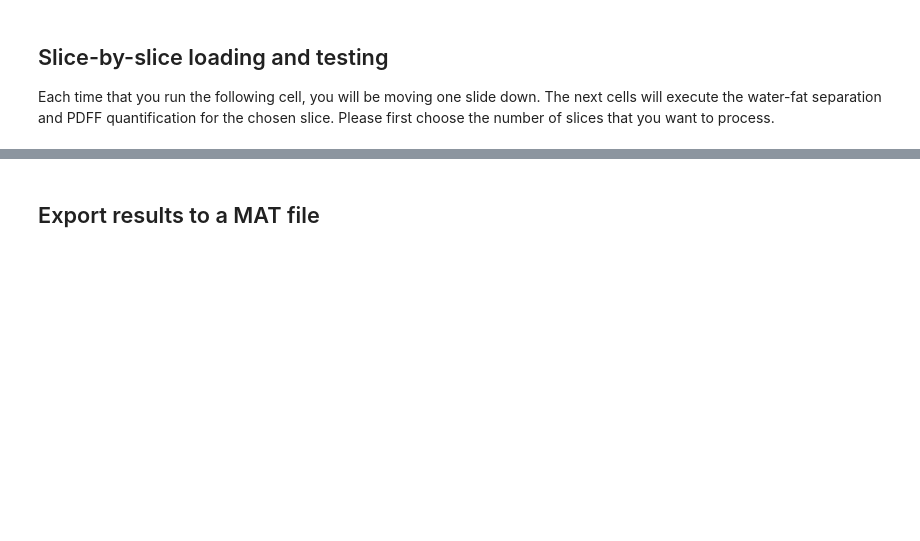
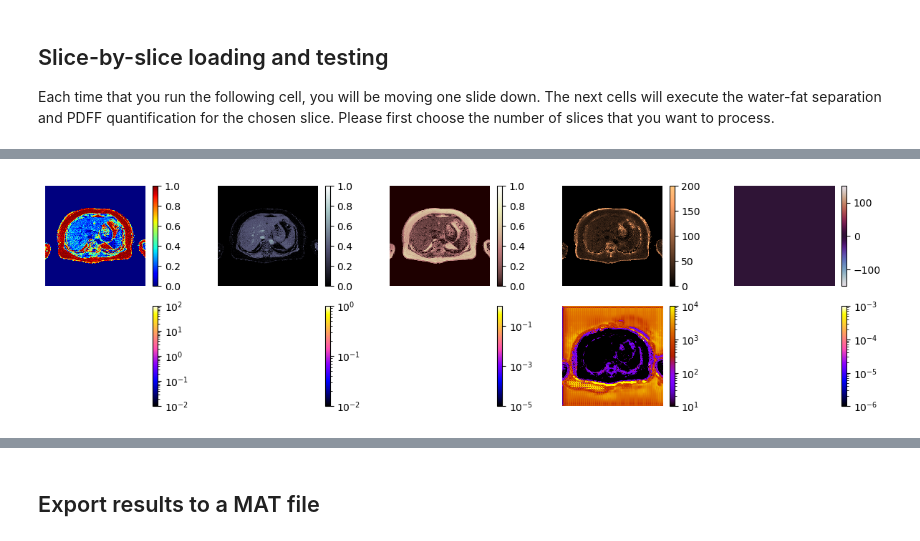
Before and after one commit to jpmeneses/IDEAL-GAN, a Jupyter notebook: try-models.ipynb, the cells around one changed output, grey strips where cells are left out. Saved outputs shown, nothing was run; the diff lists cells and outputs as text; code cells hidden in the pictures; blank space fills up the shorter version.

```diff
--- a/try-models.ipynb
+++ b/try-models.ipynb
@@ -263,8 +263,8 @@ TensorShape([24, 6, 1])
 ## Model Selection
 # %%
 model_sel = widgets.Dropdown(
-    options=['U-Net','MDWF-Net','2D-Net','VET-Net','AI-DEAL','Single'],
-    value='AI-DEAL',
+    options=['U-Net','MDWF-Net','2D-Net','VET-Net','AI-DEAL','Single','Mag'],
+    value='VET-Net',
     description='Model:',
     disabled=False,
 )
@@ -674,6 +707,6 @@ plt.show()
 # %%
+from matplotlib.colors import LogNorm
 if A2B_var is not None:
-    from matplotlib.colors import LogNorm
     fig, axs = plt.subplots(figsize=(15, 4), nrows=2, ncols=5)
 
     # Estimated maps
@@ -695,36 +728,38 @@ if A2B_var is not None:
                             interpolation='none', vmin=0, vmax=r2_sc)
     fig.colorbar(r2_ok, ax=axs[0,3])
     axs[0,3].axis('off')
 
     field_ok =  axs[0,4].imshow(field_aux*fm_sc, cmap='twilight',
                                 interpolation='none', vmin=-fm_sc/2, vmax=fm_sc/2)
     fig.colorbar(field_ok, ax=axs[0,4])
     axs[0,4].axis('off')
 
     WF_uq = axs[1,0].matshow(PDFF_var, cmap='gnuplot2',
                             norm=LogNorm(vmin=1e-2,vmax=1e2))
     fig.colorbar(WF_uq, ax=axs[1,0])
     axs[1,0].axis('off')
 
     W_uq = axs[1,1].matshow(W_var, cmap='gnuplot2',
                             norm=LogNorm(vmin=1e-2,vmax=1e0))
     fig.colorbar(W_uq, ax=axs[1,1])
     axs[1,1].axis('off')
 
     F_uq = axs[1,2].matshow(F_var, cmap='gnuplot2',
-                            norm=LogNorm(vmin=1e-2,vmax=1e0))
+                            norm=LogNorm(vmin=1e-5,vmax=1e0))
     fig.colorbar(F_uq, ax=axs[1,2])
     axs[1,2].axis('off')
 
     r2s_uq=axs[1,3].matshow(r2s_var, cmap='gnuplot',
-                          norm=LogNorm(vmin=1e0,vmax=1e3))
+                          norm=LogNorm(vmin=1e1,vmax=1e4))
     fig.colorbar(r2s_uq, ax=axs[1,3])
     axs[1,3].axis('off')
 
     field_uq = axs[1,4].matshow(field_var, cmap='gnuplot2',
-                                norm=LogNorm(vmin=1e-5,vmax=1e-2))
+                                norm=LogNorm(vmin=1e-6,vmax=1e-3))
     fig.colorbar(field_uq, ax=axs[1,4])
     axs[1,4].axis('off')
+# %% [output]
+[figure, added]
 # %%
 # %matplotlib inline
 plt.figure(figsize=(6,4)) # (width,height)
```
Also changed, not shown: parts of 9 cells of this notebook.
